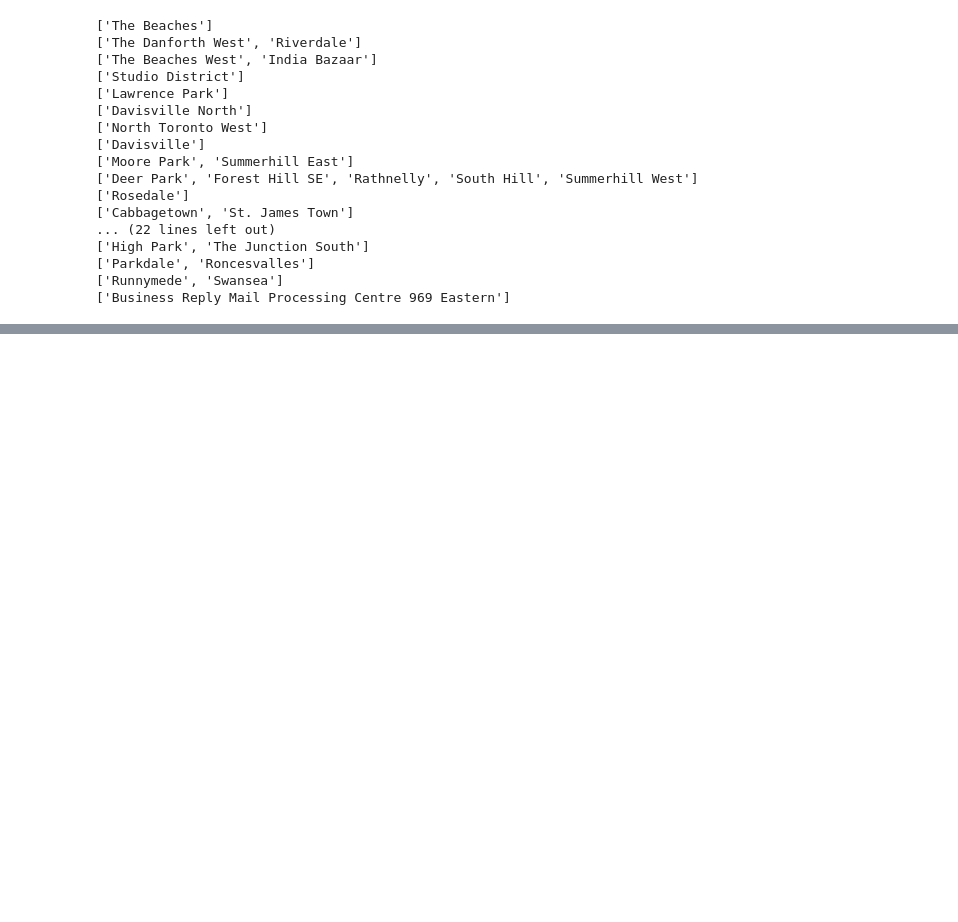
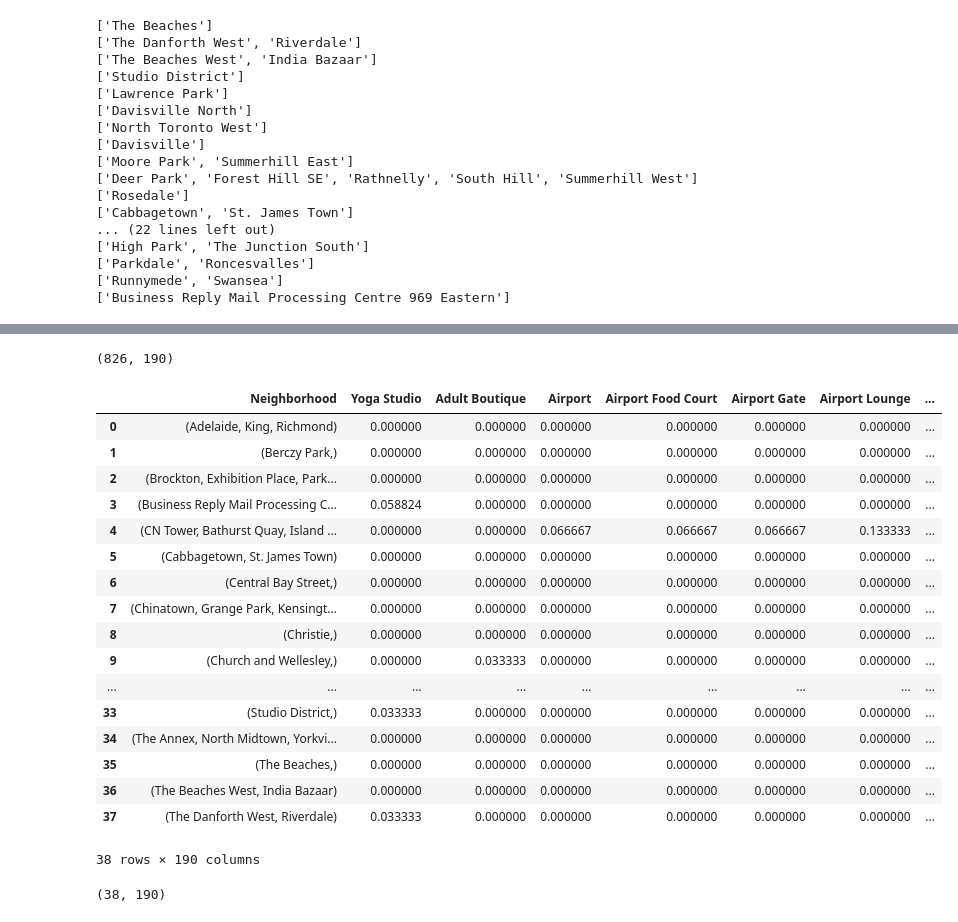
Before and after one commit to MaguireMaName/Coursera_Capstone, a Jupyter notebook: Machine_Learning_w_Python_Segment_&_Clustering.ipynb, the cells around one changed output, grey strips where cells are left out. Saved outputs shown, nothing was run; the diff lists cells and outputs as text; code cells hidden in the pictures; blank space fills up the shorter version.

```diff
--- a/Machine_Learning_w_Python_Segment_&_Clustering.ipynb
+++ b/Machine_Learning_w_Python_Segment_&_Clustering.ipynb
@@ -275,3 +276,7 @@ toronto_venues.head()
 | 2 | [The Beaches] | 43.676357 | -79.293031 | Upper Beaches | 43.680563 | -79.292869 | ... |
 | 3 | [The Danforth West, Riverdale] | 43.679557 | -79.352188 | Pantheon | 43.677621 | -79.351434 | ... |
 | 4 | [The Danforth West, Riverdale] | 43.679557 | -79.352188 | Dolce Gelato | 43.677773 | -79.351187 | ... |
+# %%
+# change data type before grouping and counting the number of venues
+
+toronto_venues['Neighborhood'] = toronto_venues['Neighborhood'].apply(tuple)
@@ -277,0 +310,14 @@ toronto_venues.head()
+# %%
+# analyse each neighbourhood
+
+# one hot encoding
+toronto_onehot = pd.get_dummies(toronto_venues[['Venue Category']], prefix="", prefix_sep="")
+
+# add neighborhood column back to dataframe
+toronto_onehot['Neighborhood'] = toronto_venues['Neighborhood']
+
+# move neighborhood column to the first column
+fixed_columns = [toronto_onehot.columns[-1]] + list(toronto_onehot.columns[:-1])
+toronto_onehot = toronto_onehot[fixed_columns]
+
+toronto_onehot.head()
@@ -277,0 +332,34 @@ toronto_venues.head()
+# %%
+# check dimensions
+
+toronto_onehot.shape
+# %% [output]
+(826, 190)
+# %%
+toronto_grouped = toronto_onehot.groupby('Neighborhood').mean().reset_index()
+toronto_grouped
+# %% [output]
+|  | Neighborhood | Yoga Studio | Adult Boutique | Airport | Airport Food Court | Airport Gate | Airport Lounge | ... |
+| 0 | (Adelaide, King, Richmond) | 0.000000 | 0.000000 | 0.000000 | 0.000000 | 0.000000 | 0.000000 | ... |
+| 1 | (Berczy Park,) | 0.000000 | 0.000000 | 0.000000 | 0.000000 | 0.000000 | 0.000000 | ... |
+| 2 | (Brockton, Exhibition Place, Park... | 0.000000 | 0.000000 | 0.000000 | 0.000000 | 0.000000 | 0.000000 | ... |
+| 3 | (Business Reply Mail Processing C... | 0.058824 | 0.000000 | 0.000000 | 0.000000 | 0.000000 | 0.000000 | ... |
+| 4 | (CN Tower, Bathurst Quay, Island ... | 0.000000 | 0.000000 | 0.066667 | 0.066667 | 0.066667 | 0.133333 | ... |
+| 5 | (Cabbagetown, St. James Town) | 0.000000 | 0.000000 | 0.000000 | 0.000000 | 0.000000 | 0.000000 | ... |
+| 6 | (Central Bay Street,) | 0.000000 | 0.000000 | 0.000000 | 0.000000 | 0.000000 | 0.000000 | ... |
+| 7 | (Chinatown, Grange Park, Kensingt... | 0.000000 | 0.000000 | 0.000000 | 0.000000 | 0.000000 | 0.000000 | ... |
+| 8 | (Christie,) | 0.000000 | 0.000000 | 0.000000 | 0.000000 | 0.000000 | 0.000000 | ... |
+| 9 | (Church and Wellesley,) | 0.000000 | 0.033333 | 0.000000 | 0.000000 | 0.000000 | 0.000000 | ... |
+| ... | ... | ... | ... | ... | ... | ... | ... | ... |
+| 33 | (Studio District,) | 0.033333 | 0.000000 | 0.000000 | 0.000000 | 0.000000 | 0.000000 | ... |
+| 34 | (The Annex, North Midtown, Yorkvi... | 0.000000 | 0.000000 | 0.000000 | 0.000000 | 0.000000 | 0.000000 | ... |
+| 35 | (The Beaches,) | 0.000000 | 0.000000 | 0.000000 | 0.000000 | 0.000000 | 0.000000 | ... |
+| 36 | (The Beaches West, India Bazaar) | 0.000000 | 0.000000 | 0.000000 | 0.000000 | 0.000000 | 0.000000 | ... |
+| 37 | (The Danforth West, Riverdale) | 0.033333 | 0.000000 | 0.000000 | 0.000000 | 0.000000 | 0.000000 | ... |
+38 rows × 190 columns
+# %%
+# check dimensions
+
+toronto_grouped.shape
+# %% [output]
+(38, 190)
```
Also changed, not shown: parts of 11 cells of this notebook.
